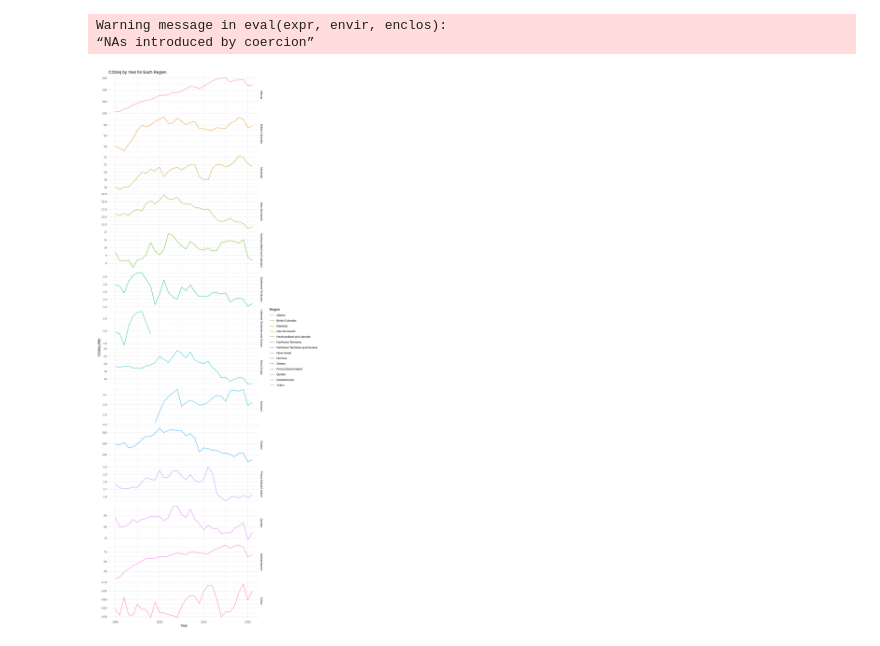
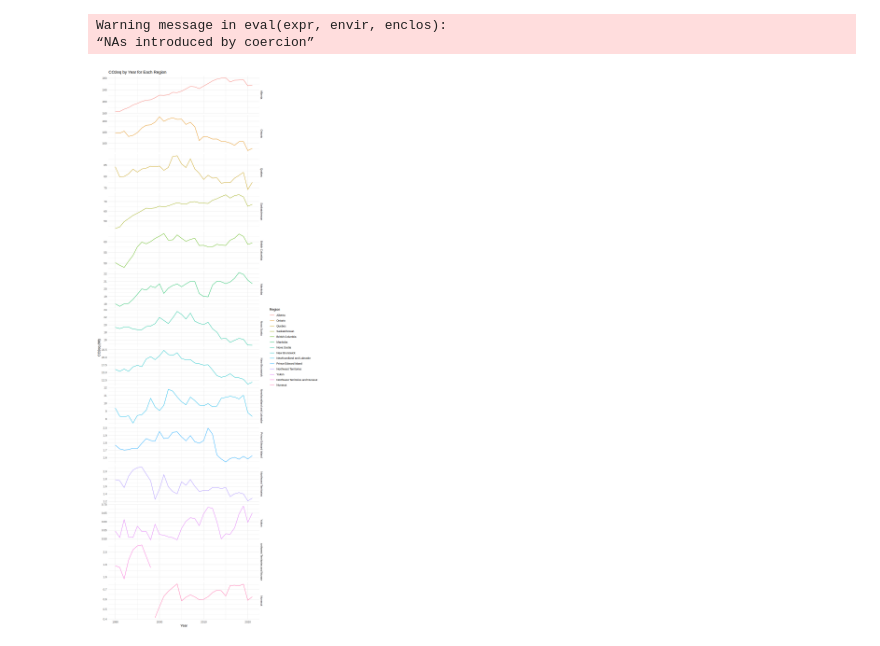
Before and after one commit to FelixBAUDARD/Dsci100_GP, a Jupyter notebook: Group project proposal.ipynb, the cells around one changed output. Drawn from its saved outputs; the diff is of its cells as text; code cells hidden in the pictures.

```diff
--- a/Group project proposal.ipynb
+++ b/Group project proposal.ipynb
@@ -48,13 +48,19 @@ filtered_data <- data |>
 
 filtered_data <- na.omit(filtered_data, cols = c("Year", "CO2eq"))
 # %%
+total_emissions <- filtered_data %>%
+  group_by(Region) %>%
+  summarize(TotalEmissions = sum(CO2eq, na.rm = TRUE))
+
+filtered_data$Region <- factor(filtered_data$Region, levels = total_emissions$Region[order(-total_emissions$TotalEmissions)])
+
 options(repr.plot.width = 10, repr.plot.height = 25)
 ggplot(filtered_data, aes(x = Year, y = CO2eq, group = Region, color = Region)) +
   geom_line() +
   theme_minimal() +
   labs(title = "CO2eq by Year for Each Region",
        x = "Year",
        y = "CO2eq (Mt)") +
-facet_grid(Region ~ ., scales = "free_y")
+  facet_grid(Region ~ ., scales = "free_y")
 # %% [output]
-[figure, old version]
+[figure, new version]
```
